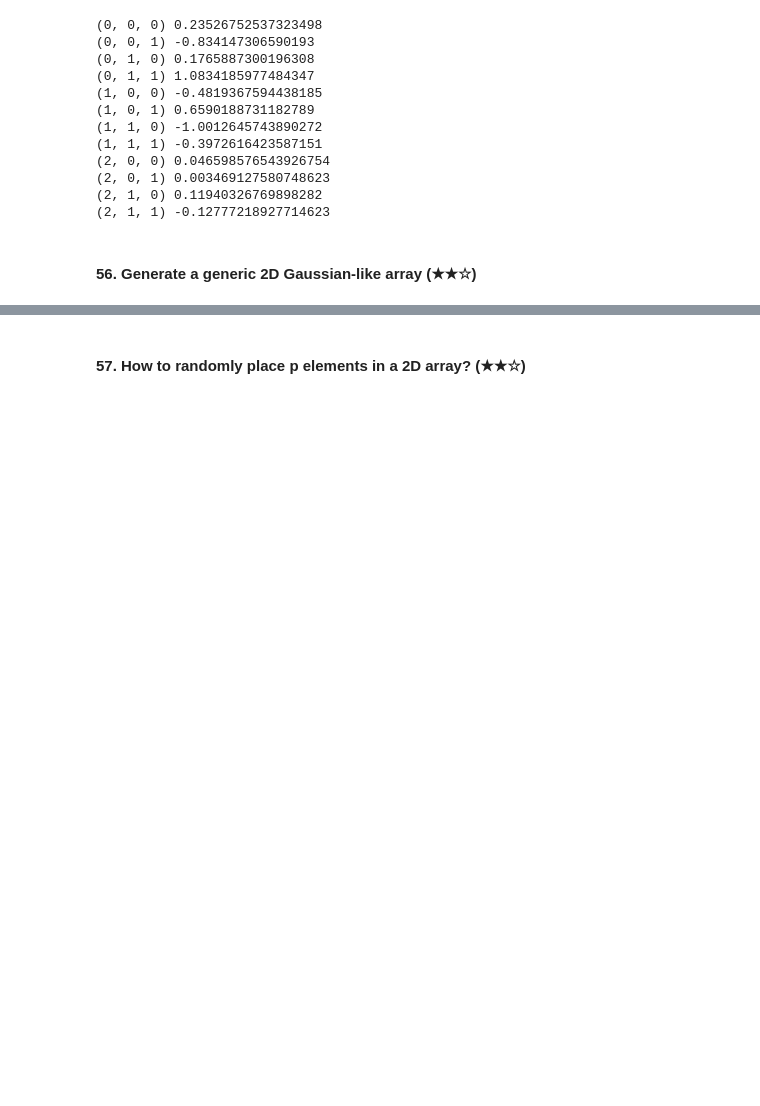
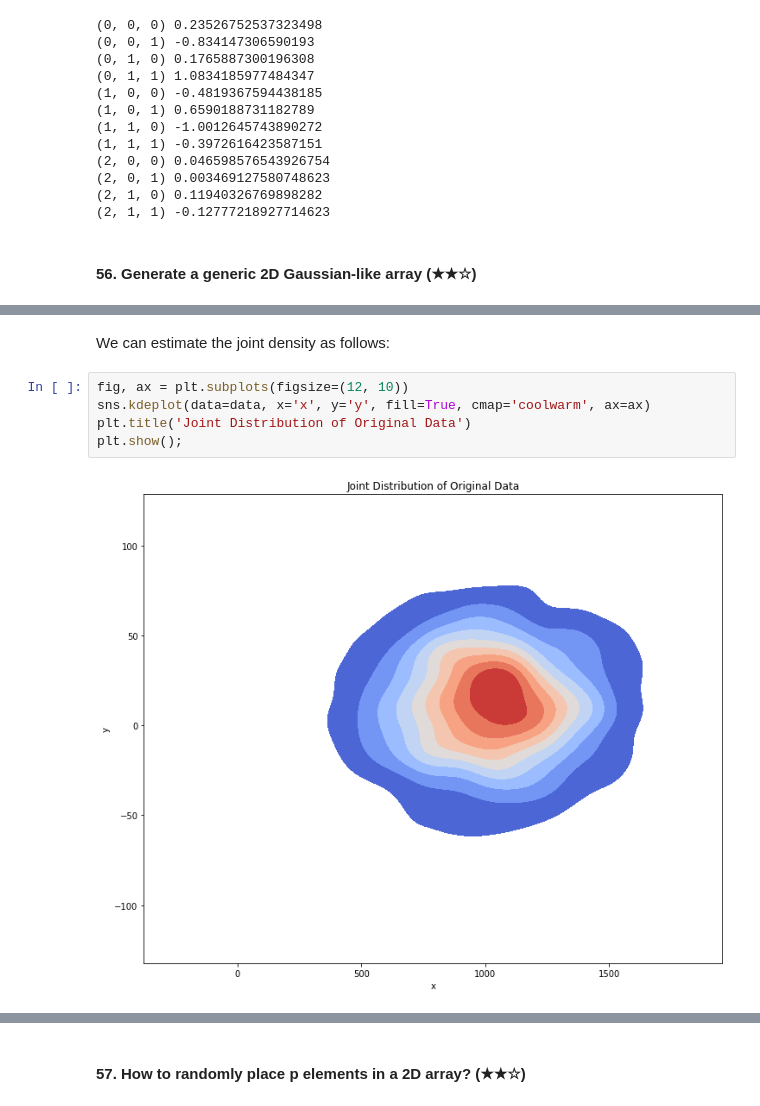
Before and after one commit to yangwu1227/python-for-machine-learning, a Jupyter notebook: ml_utility_tools/100_numpy_exercises.ipynb, the cells around one changed output, grey strips where cells are left out. Drawn from its saved outputs; the diff is of its cells as text; blank space fills up the shorter version.

```diff
--- a/ml_utility_tools/100_numpy_exercises.ipynb
+++ b/ml_utility_tools/100_numpy_exercises.ipynb
@@ -1909,0 +1985,9 @@ for index, value in np.ndenumerate(array):
+# %% [markdown]
+We can estimate the joint density as follows:
+# %%
+fig, ax = plt.subplots(figsize=(12, 10))
+sns.kdeplot(data=data, x='x', y='y', fill=True, cmap='coolwarm', ax=ax)
+plt.title('Joint Distribution of Original Data')
+plt.show();
+# %% [output]
+[figure, added]
```
Also changed, not shown: parts of 69 cells of this notebook.
